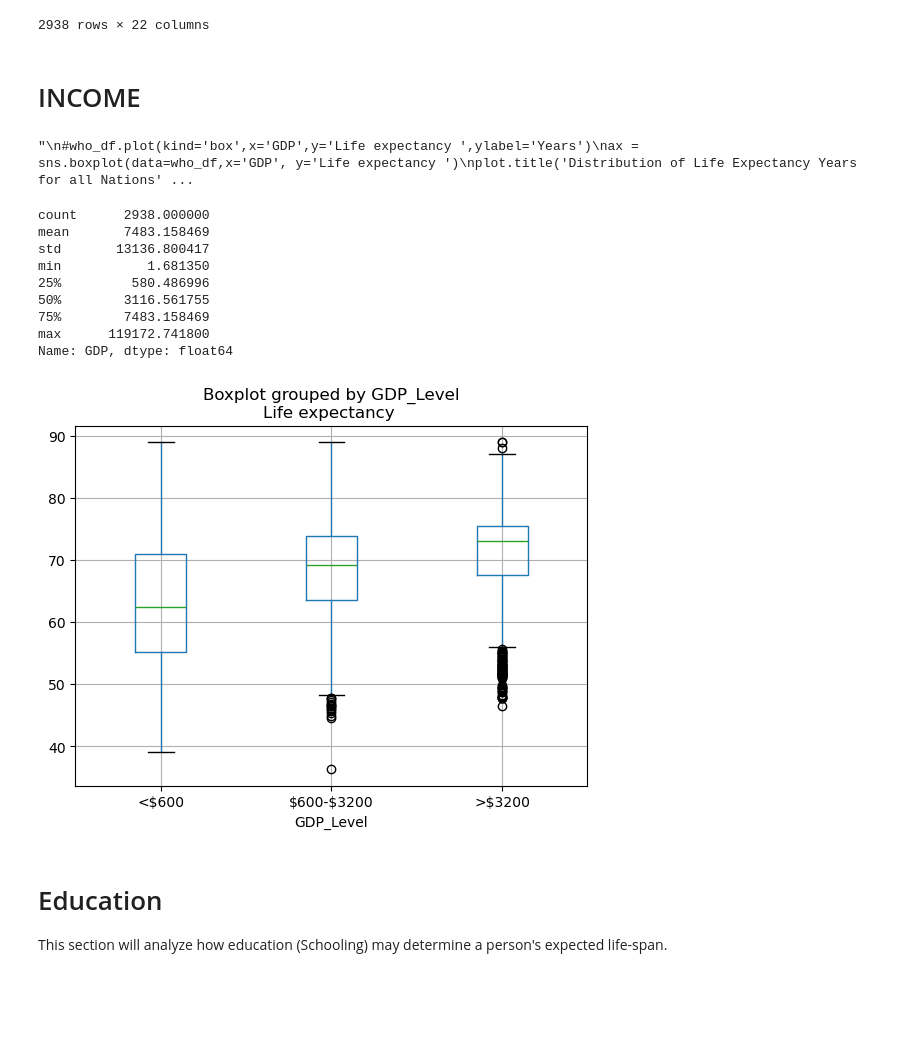
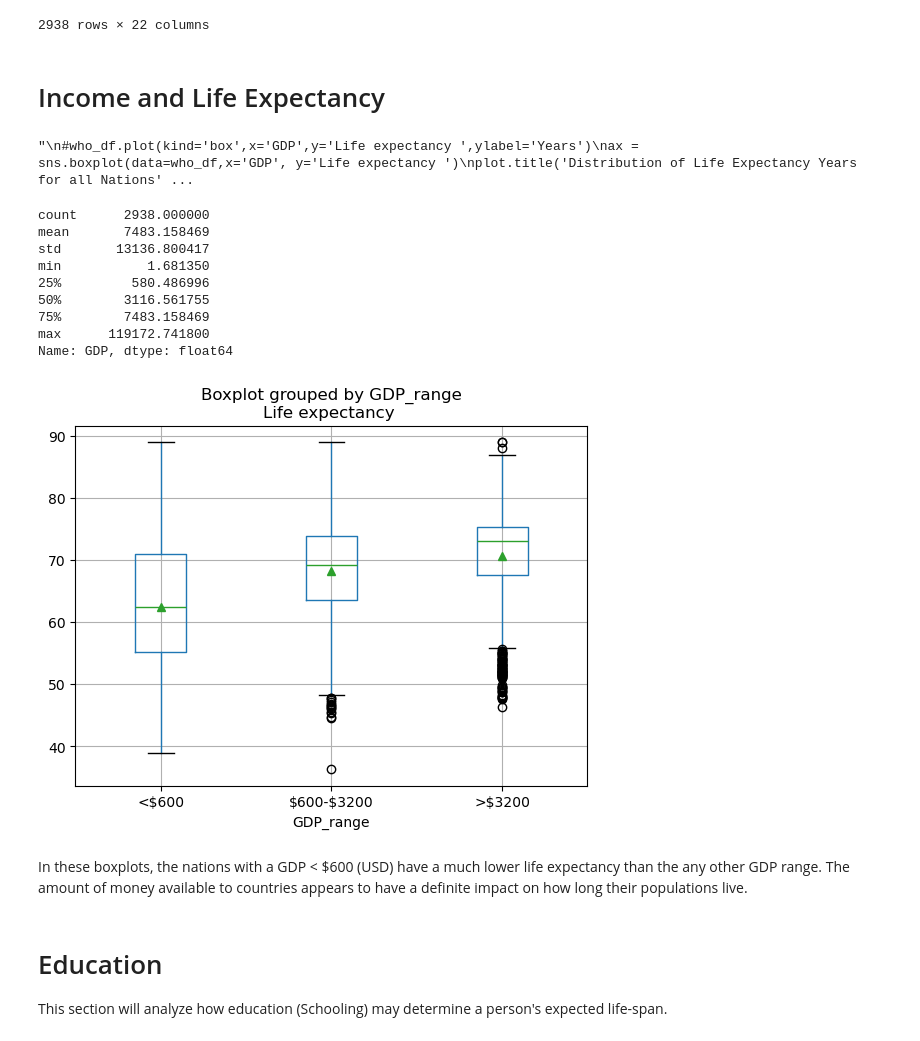
Before and after one commit to einsteinxx/UCLA_450.2_SUMMER, a Jupyter notebook: FinalProject_KeaneGonzalez.ipynb, the cells around one changed output. Saved outputs shown, nothing was run; the diff lists cells and outputs as text; code cells hidden in the pictures; blank space fills up the shorter version.

```diff
--- a/FinalProject_KeaneGonzalez.ipynb
+++ b/FinalProject_KeaneGonzalez.ipynb
@@ -910,7 +1037,7 @@ who_df
 | 2937 | Zimbabwe | 2000 | Developing | 46.0 | 665.0 | 24 | 1.68 | ... |
 2938 rows × 22 columns
 # %% [markdown]
-# INCOME
+# Income and Life Expectancy
 # %%
 '''
 #who_df.plot(kind='box',x='GDP',y='Life expectancy ',ylabel='Years')
@@ -925,33 +1052,38 @@ q3s = quartiles[0.75].values
 # %% [output]
 "\n#who_df.plot(kind='box',x='GDP',y='Life expectancy ',ylabel='Years')\nax = sns.boxplot(data=who_df,x='GDP', y='Life expectancy ')\nplot.title('Distribution of Life Expectancy Years for all Nations' ...
 # %%
-# 1. To create a box plot with numerical data, we first need to bin the GDP values.
-# This creates a categorical feature from the continuous GDP data.
-who_df['GDP_Level'] = pd.cut(
+
+
+#
+# Create a category called GDP_range with bins for GDP
+#
+who_df['GDP_range'] = pd.cut(
     who_df['GDP'],
     bins= [0,600,3200,7500],
     labels = [r'<$600',r'\$600-$3200',r'>\$3200'],
     #bins=[0, 100, 1000, 20000],  # Bins for GDP: <100, 100-1000, >1000
     #labels=['Low (<$100B)', 'Middle ($100B-$1T)', 'High (>$1T)'],
     right=False  # The first bin boundary is inclusive
 )
 
-# 2. Create the box plot using the Pandas built-in method.
-# We specify the column to plot ('Life Expectancy') and the column to group by ('GDP_Level').
-# This method creates the box plots directly on a Matplotlib figure.
-who_df.boxplot(column='Life expectancy ', by='GDP_Level')
+#
+# Make boxplots for each binned range
+#
+who_df.boxplot(column='Life expectancy ', by='GDP_range',showmeans=True)
 who_df['GDP'].describe()
 # %% [output]
 count      2938.000000
 mean       7483.158469
 std       13136.800417
 min           1.681350
 25%         580.486996
 50%        3116.561755
 75%        7483.158469
 max      119172.741800
 Name: GDP, dtype: float64
-[figure, old version]
+[figure, new version]
+# %% [markdown]
+In these boxplots, the nations with a GDP < $600 (USD) have a much lower life expectancy  than the any other GDP range. The amount of money available to countries appears to have a definite impact on how long their populations live.
 # %% [markdown]
 # Education
 This section will analyze how education (Schooling) may determine a person's expected life-span.
```
Also changed, not shown: parts of 15 cells of this notebook.
